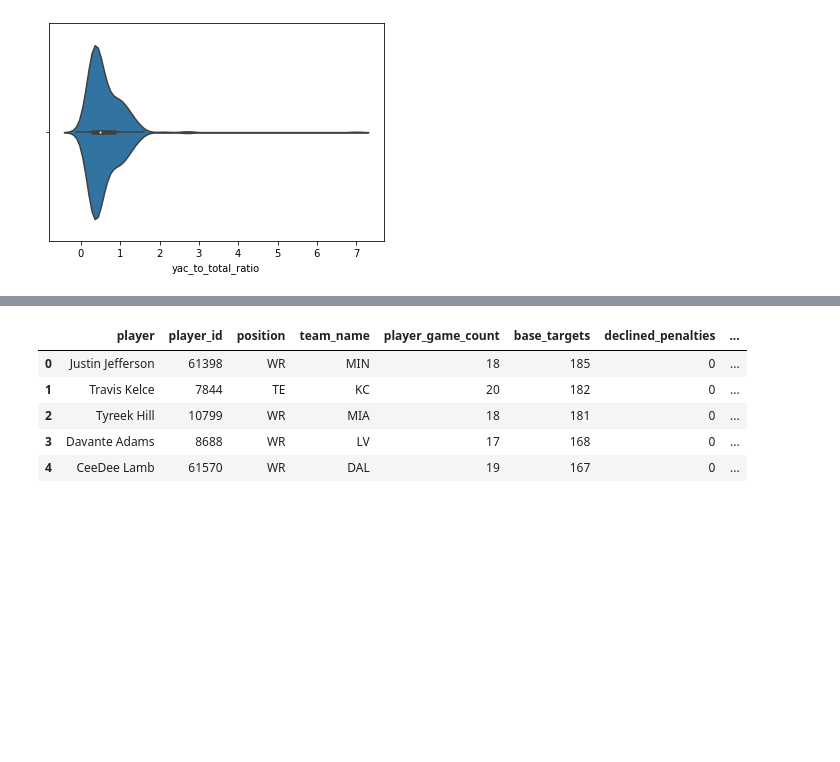
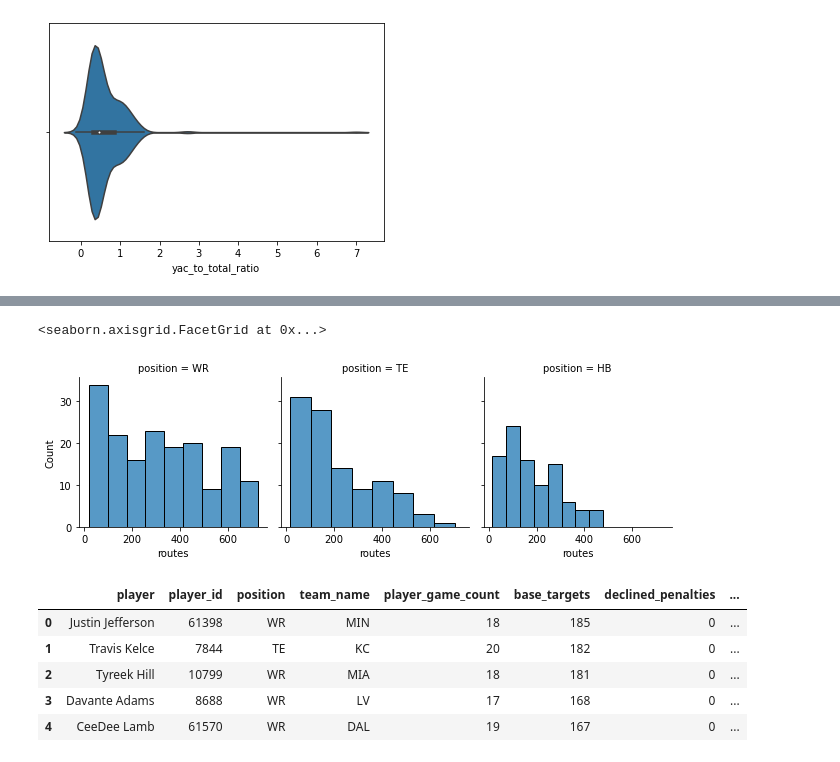
Before and after one commit to kchander92/NYCDSA-Data-Analysis-Project, a Jupyter notebook: Data Analysis Project Krishnan Chander.ipynb, the cells around one changed output, grey strips where cells are left out. Cells and saved outputs as stored; diff of their text form; code cells hidden in the pictures; blank space fills up the shorter version.

```diff
--- a/Data Analysis Project Krishnan Chander.ipynb
+++ b/Data Analysis Project Krishnan Chander.ipynb
@@ -173,3 +173,9 @@ sb.histplot(data=receiving_summary[receiving_summary['yac_to_total_ratio'] <= 2]
+# %%
+g = sb.FacetGrid(receiving_summary, col='position')
+g.map(sb.histplot, 'routes')
+# %% [output]
+<seaborn.axisgrid.FacetGrid at 0x...>
+[figure, added]
 # %%
 receiving_concept.head()
 # %% [output]
```
Also changed, not shown: parts of 21 cells of this notebook.
